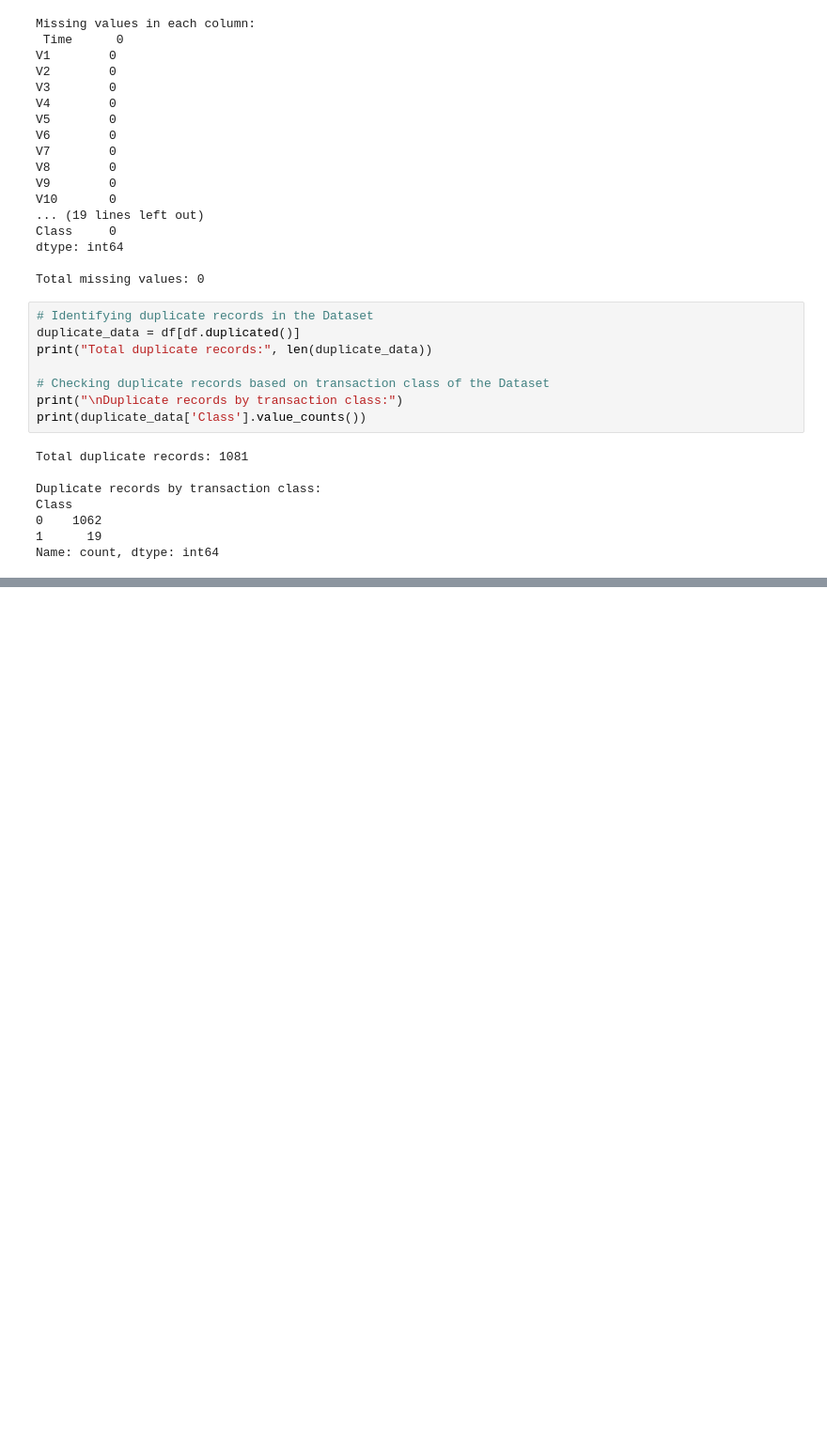
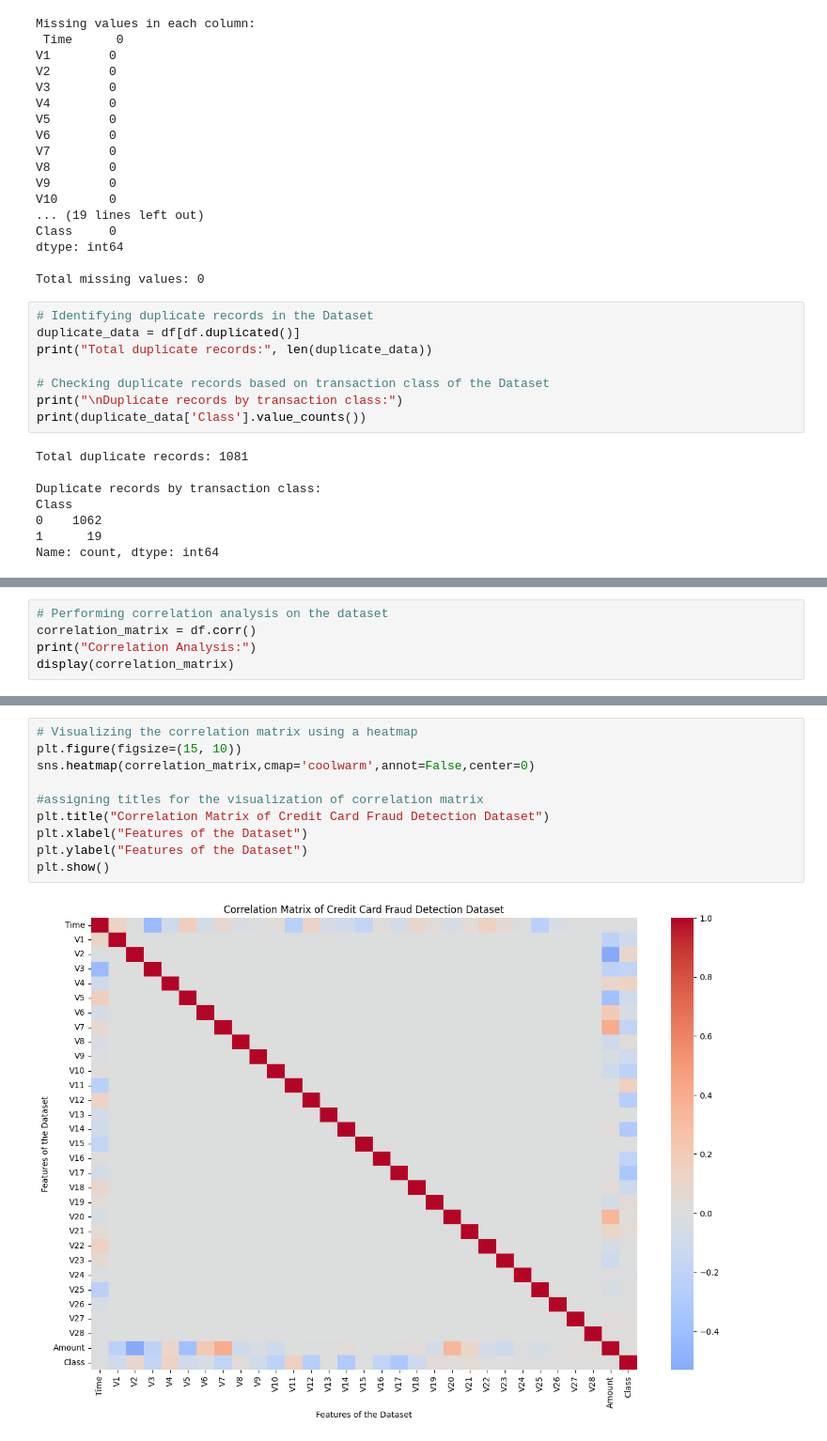
Before and after one commit to sriharshakolla25/CS-746-PDS-Credit-Card-Fraud-Detection, a Jupyter notebook: credit_card_fraud.ipynb, the cells around one changed output, grey strips where cells are left out. Shown at 94% size. Cells and saved outputs as stored; diff of their text form; blank space fills up the shorter version.

```diff
--- a/credit_card_fraud.ipynb
+++ b/credit_card_fraud.ipynb
@@ -108,0 +168,5 @@ Name: count, dtype: int64
+# %%
+# Performing correlation analysis on the dataset
+correlation_matrix = df.corr()
+print("Correlation Analysis:")
+display(correlation_matrix)
@@ -108,0 +193,12 @@ Name: count, dtype: int64
+# %%
+# Visualizing the correlation matrix using a heatmap
+plt.figure(figsize=(15, 10))
+sns.heatmap(correlation_matrix,cmap='coolwarm',annot=False,center=0)
+
+#assigning titles for the visualization of correlation matrix
+plt.title("Correlation Matrix of Credit Card Fraud Detection Dataset")
+plt.xlabel("Features of the Dataset")
+plt.ylabel("Features of the Dataset")
+plt.show()
+# %% [output]
+[figure, added]
```
Also changed, not shown: parts of 6 cells of this notebook.
